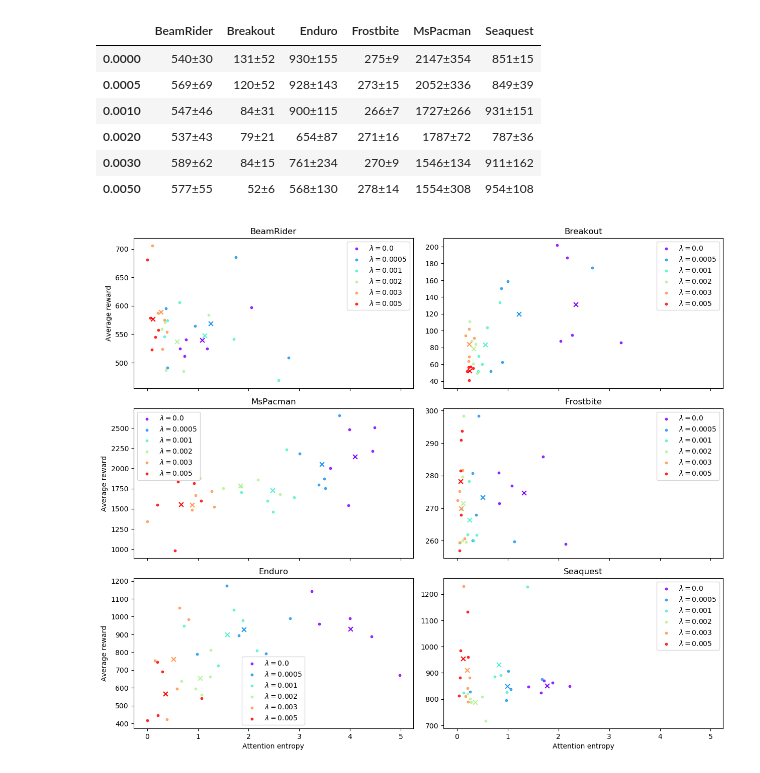
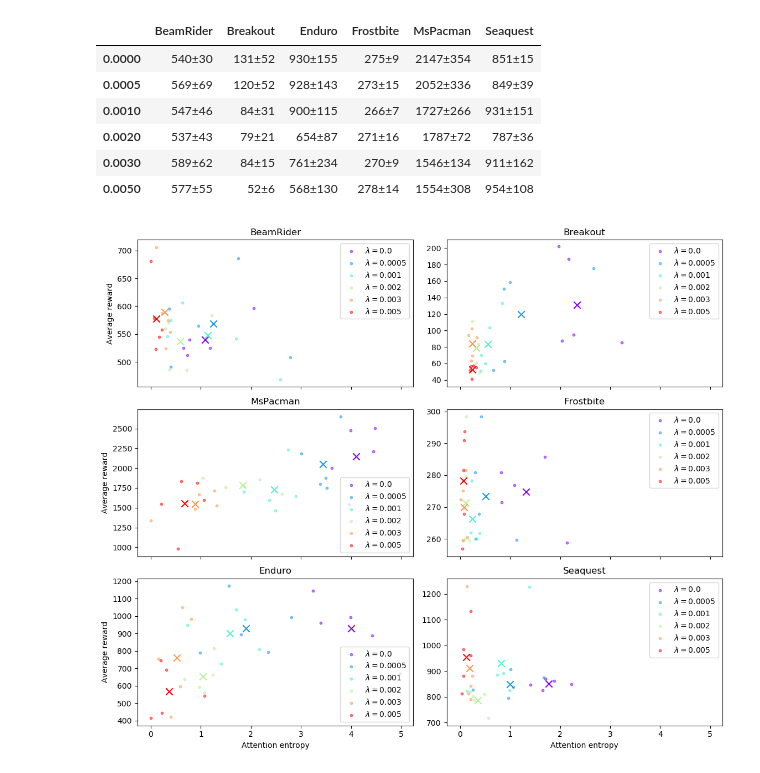
Before and after one commit to dniku/rl-attention, a Jupyter notebook: analysis/experiment_processing.ipynb, the cells around one changed output. Cells and saved outputs as stored; diff of their text form; code cells hidden in the pictures.

```diff
--- a/analysis/experiment_processing.ipynb
+++ b/analysis/experiment_processing.ipynb
@@ -268,7 +268,7 @@ all_games = [
 # %%
 from collections import OrderedDict
 
-scale = 0.66
+scale = 0.6
 f, axarr = plt.subplots(nrows=3, ncols=2, figsize=(19.2 * scale, 16.2 * scale), sharex=True)
 
 records = []
@@ -324,7 +324,7 @@ df_results
 | 0.0030 | 589±62 | 84±15 | 761±234 | 270±9 | 1546±134 | 911±162 |
 | 0.0050 | 577±55 | 52±6 | 568±130 | 278±14 | 1554±308 | 954±108 |
 # %%
-scale = 0.66
+scale = 0.6
 f, axarr = plt.subplots(nrows=3, ncols=2, figsize=(19.2 * scale, 16.2 * scale), sharex=True)
 
 for k, game in enumerate(all_games):
@@ -336,33 +336,33 @@ for k, game in enumerate(all_games):
         ys = []
         for row in ddf.itertuples():
             plog = load_progress_log(root_dir / row.name)
             xs.append(plog.attention_loss.iloc[-1])
             ys.append(plog.ep_reward_mean.iloc[-1])
         ax.scatter(
             xs, ys,
             c=[coef_colors[attn_coef]],
-            alpha=0.8,
+            alpha=0.5,
             label=f'$\\lambda={attn_coef}$',
             s=10,
         )
         ax.scatter(
             np.mean(xs), np.mean(ys),
             c=[coef_colors[attn_coef]],
             marker='x',
-            s=40,
+            s=80,
         )
 
     ax.set_title(game)
     ax.legend()
 
     if i == axarr.shape[0] - 1:
         ax.set_xlabel('Attention entropy')
 
     if j == 0:
         ax.set_ylabel('Average reward')
 
 f.tight_layout()
 f.savefig('/tmp/scratch/rl_attention_final_scatterplots.pdf')
 f.savefig('/tmp/scratch/rl_attention_final_scatterplots.png')
 # %% [output]
-[figure, old version]
+[figure, new version]
```
Also changed, not shown: parts of 1 cell of this notebook, 6 other files.
